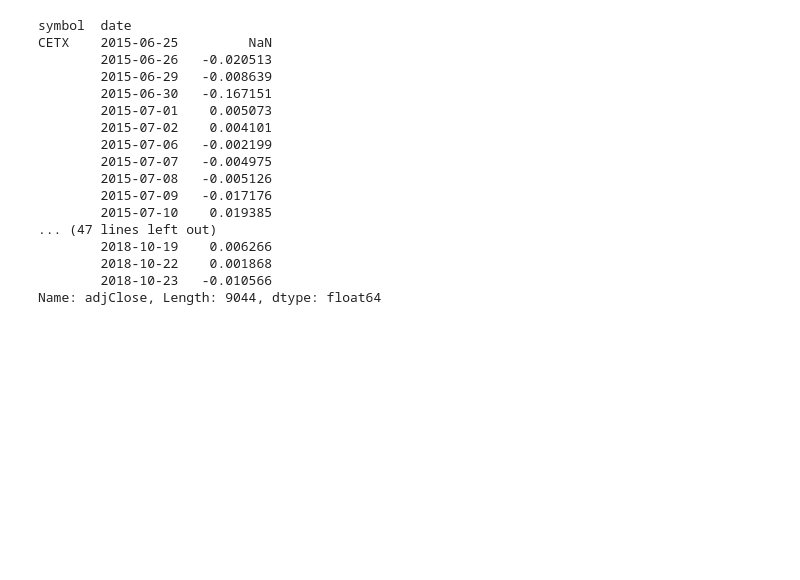
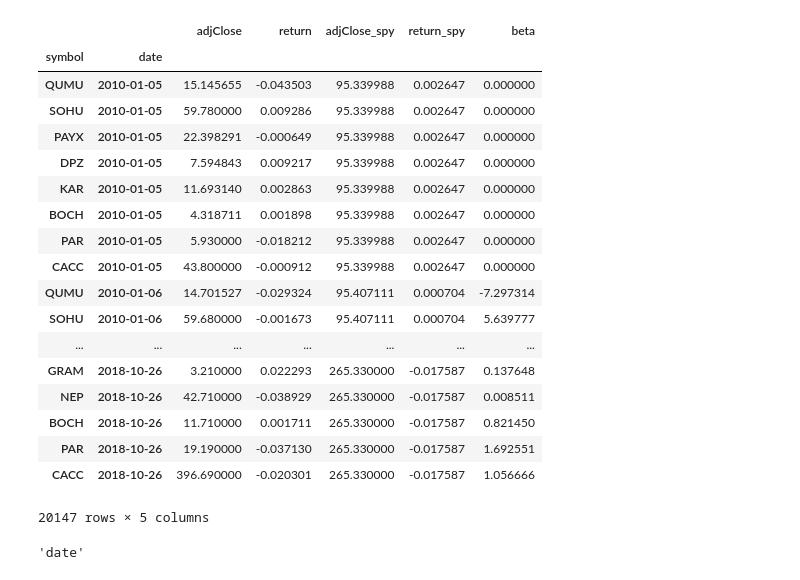
Before and after one commit to vincentqb/beta-computation, a Jupyter notebook: Exploration.ipynb, the cells around one changed output. Drawn from its saved outputs; the diff is of its cells as text; code cells hidden in the pictures; blank space fills up the shorter version.

```diff
--- a/Exploration.ipynb
+++ b/Exploration.ipynb
@@ -9,2 +11,3 @@ reload(Utils)
 # %%
-df_spy = DataProvider.get_securities(["SPY"], "2013-10-01", "2018-10-01")
+df = DataProvider.get_random_securities(10, "2013-10-01", "2018-10-01")
+df_spy = DataProvider.get_securities("SPY", "2013-10-01", "2018-10-01")
@@ -12,0 +14,15 @@ df = DataProvider.get_random_securities(10, "2013-10-01", "2018-10-01")
+# %%
+df = Utils.attach_return(df, "symbol")
+df_spy = Utils.attach_return(df_spy, "symbol")
+# %%
+df = df.reset_index().merge(
+    df_spy.reset_index().drop("symbol", axis=1),
+    on="date",
+    suffixes=["", "_spy"]
+).dropna().set_index(df.index.names)
+# %%
+df = df.reset_index().merge(
+    df_spy.reset_index().drop("symbol", axis=1),
+    on="date",
+    suffixes=["", "_spy"]
+).dropna().set_index(df.index.names)
@@ -13,20 +44,22 @@ df = DataProvider.get_random_securities(10, "2013-10-01", "2018-10-01")
 # %%
-Utils.compute_return(df, ["symbol"])
+Utils.attach_beta(df, "return_spy", "return", "symbol", 10)
 # %% [output]
+|  |  | adjClose | return | adjClose_spy | return_spy | beta |
+| symbol | date |  |  |  |  |  |
+| QUMU | 2010-01-05 | 15.145655 | -0.043503 | 95.339988 | 0.002647 | 0.000000 |
+| SOHU | 2010-01-05 | 59.780000 | 0.009286 | 95.339988 | 0.002647 | 0.000000 |
+| PAYX | 2010-01-05 | 22.398291 | -0.000649 | 95.339988 | 0.002647 | 0.000000 |
+| DPZ | 2010-01-05 | 7.594843 | 0.009217 | 95.339988 | 0.002647 | 0.000000 |
+| KAR | 2010-01-05 | 11.693140 | 0.002863 | 95.339988 | 0.002647 | 0.000000 |
+| BOCH | 2010-01-05 | 4.318711 | 0.001898 | 95.339988 | 0.002647 | 0.000000 |
+| PAR | 2010-01-05 | 5.930000 | -0.018212 | 95.339988 | 0.002647 | 0.000000 |
+| CACC | 2010-01-05 | 43.800000 | -0.000912 | 95.339988 | 0.002647 | 0.000000 |
+| QUMU | 2010-01-06 | 14.701527 | -0.029324 | 95.407111 | 0.000704 | -7.297314 |
+| SOHU | 2010-01-06 | 59.680000 | -0.001673 | 95.407111 | 0.000704 | 5.639777 |
+| ... | ... | ... | ... | ... | ... | ... |
+| GRAM | 2018-10-26 | 3.210000 | 0.022293 | 265.330000 | -0.017587 | 0.137648 |
+| NEP | 2018-10-26 | 42.710000 | -0.038929 | 265.330000 | -0.017587 | 0.008511 |
+| BOCH | 2018-10-26 | 11.710000 | 0.001711 | 265.330000 | -0.017587 | 0.821450 |
+| PAR | 2018-10-26 | 19.190000 | -0.037130 | 265.330000 | -0.017587 | 1.692551 |
+| CACC | 2018-10-26 | 396.690000 | -0.020301 | 265.330000 | -0.017587 | 1.056666 |
-symbol  date
-CETX    2015-06-25         NaN
-        2015-06-26   -0.020513
-        2015-06-29   -0.008639
-        2015-06-30   -0.167151
-        2015-07-01    0.005073
-        2015-07-02    0.004101
-        2015-07-06   -0.002199
-        2015-07-07   -0.004975
-        2015-07-08   -0.005126
-        2015-07-09   -0.017176
-        2015-07-10    0.019385
-... (47 lines left out)
-        2018-10-19    0.006266
-        2018-10-22    0.001868
-        2018-10-23   -0.010566
-Name: adjClose, Length: 9044, dtype: float64
+20147 rows × 5 columns
@@ -32,0 +126,4 @@ Name: adjClose, Length: 9044, dtype: float64
+# %%
+m.set_index("date").index.names
+# %% [output]
+'date'
```
Also changed, not shown: parts of 19 cells of this notebook, 1 other file.
